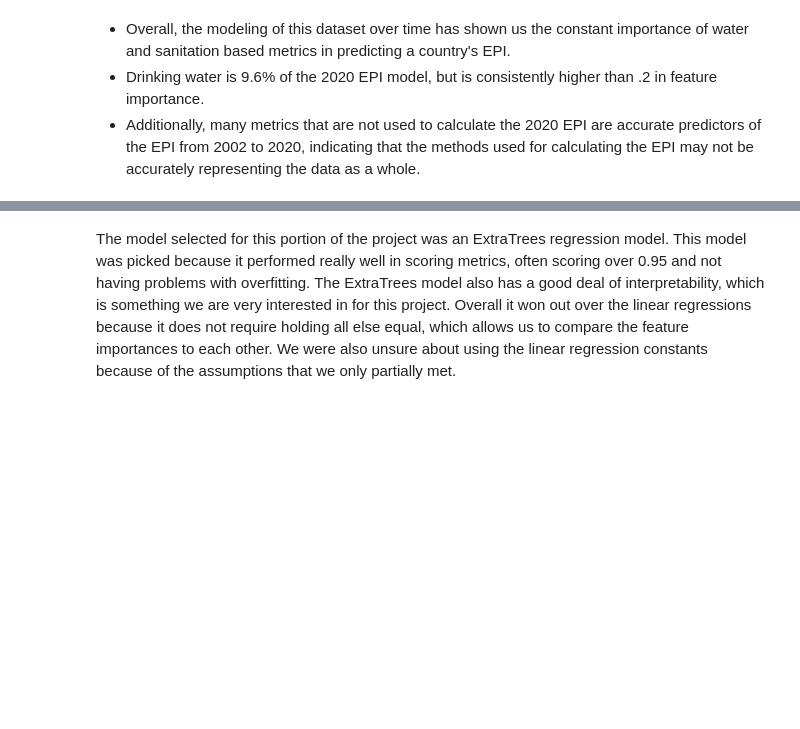
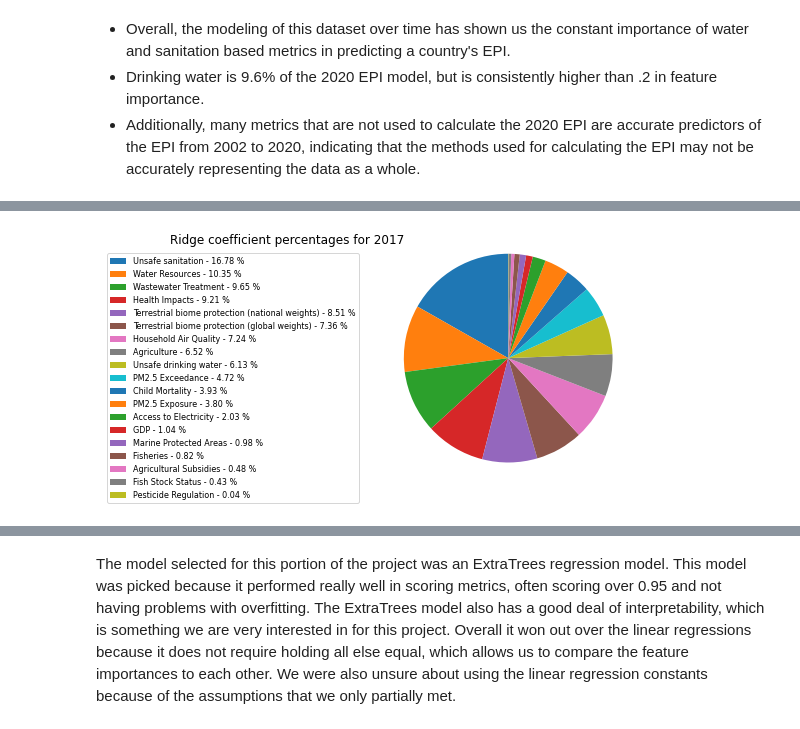
Before and after one commit to Avanyali/EPIDemographicModel, a Jupyter notebook: Step5_Analysis.ipynb, the cells around one changed output, grey strips where cells are left out. Cells and saved outputs as stored; diff of their text form; code cells hidden in the pictures; blank space fills up the shorter version.

```diff
--- a/Step5_Analysis.ipynb
+++ b/Step5_Analysis.ipynb
@@ -128,0 +146,4 @@ display.display(original_epi)
+# %%
+display.display(pies[15])
+# %% [output]
+[figure, added]
```
Also changed, not shown: parts of 16 cells of this notebook.
